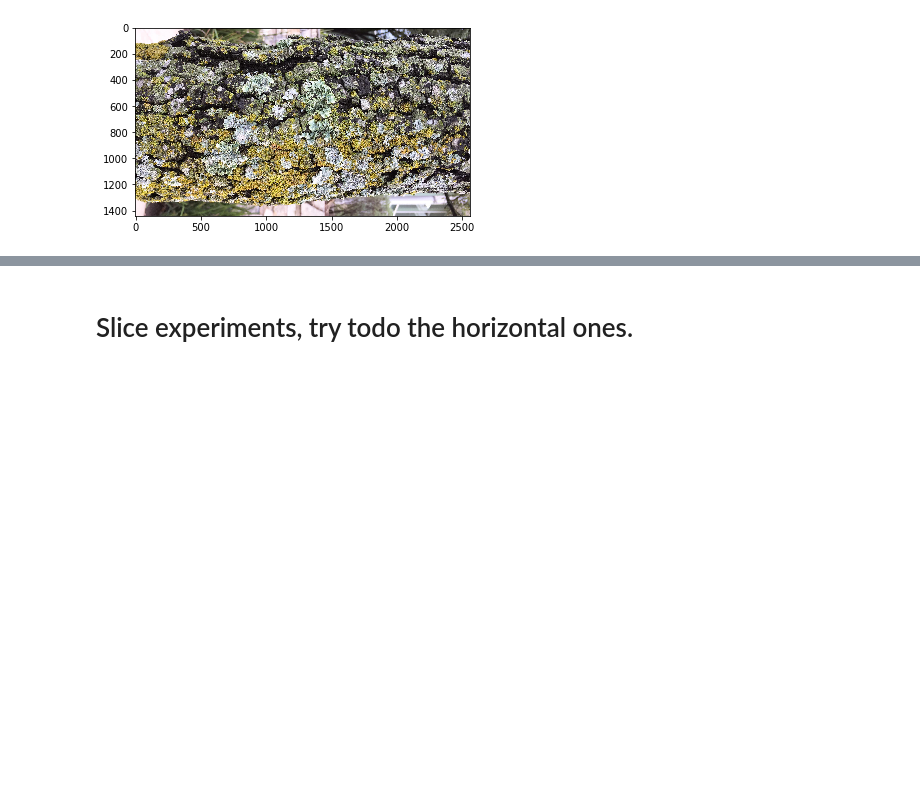
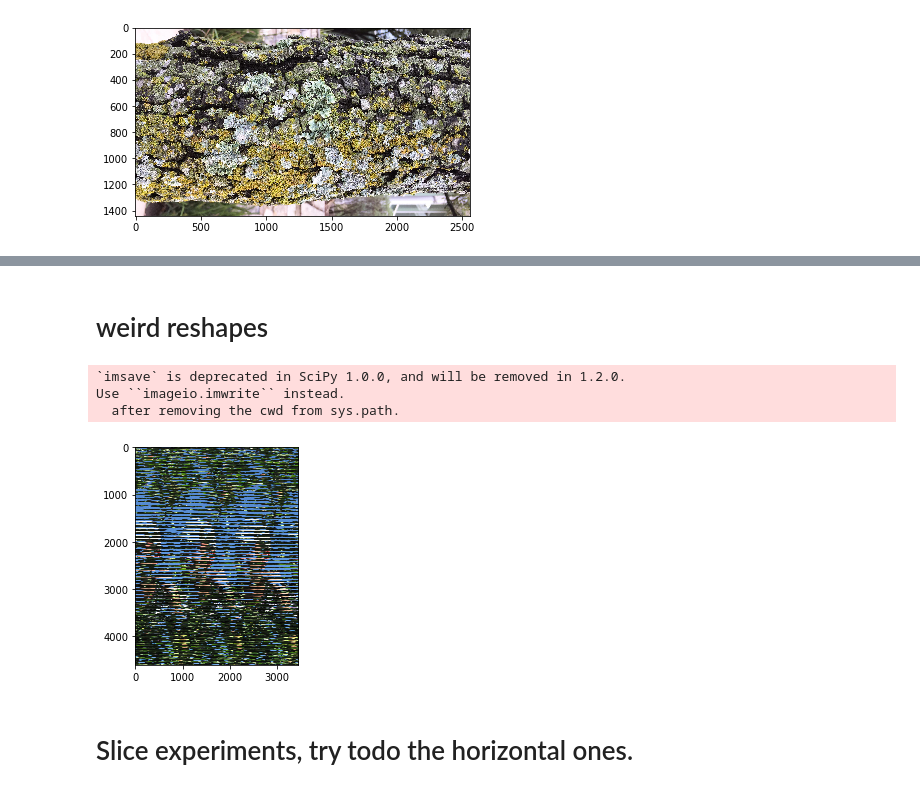
Before and after one commit to jeroaranda/notebooks, a Jupyter notebook: imageProcessing.ipynb, the cells around one changed output, grey strips where cells are left out. Saved outputs shown, nothing was run; the diff lists cells and outputs as text; code cells hidden in the pictures; blank space fills up the shorter version.

```diff
--- a/imageProcessing.ipynb
+++ b/imageProcessing.ipynb
@@ -76,3 +80,15 @@ Use ``imageio.imwrite`` instead.
+# %% [markdown]
+# weird reshapes
+# %%
+
+new_img=np.reshape(img,(xsize,ysize,3))
+plt.imshow(new_img, cmap=plt.cm.gray)
+misc.imsave('weirdReshapes.jpeg',new_img)
+# %% [output]
+`imsave` is deprecated in SciPy 1.0.0, and will be removed in 1.2.0.
+Use ``imageio.imwrite`` instead.
+  after removing the cwd from sys.path.
+[figure, added]
 # %% [markdown]
 # Slice experiments, try todo the horizontal ones.
 # %%
```
Also changed, not shown: parts of 15 cells of this notebook, 3 other files.
